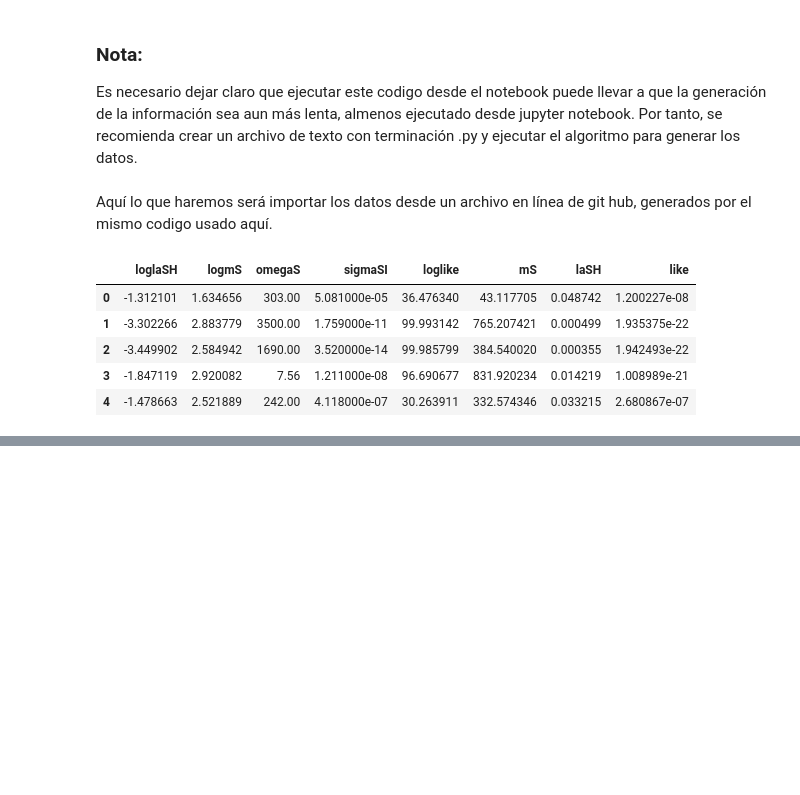
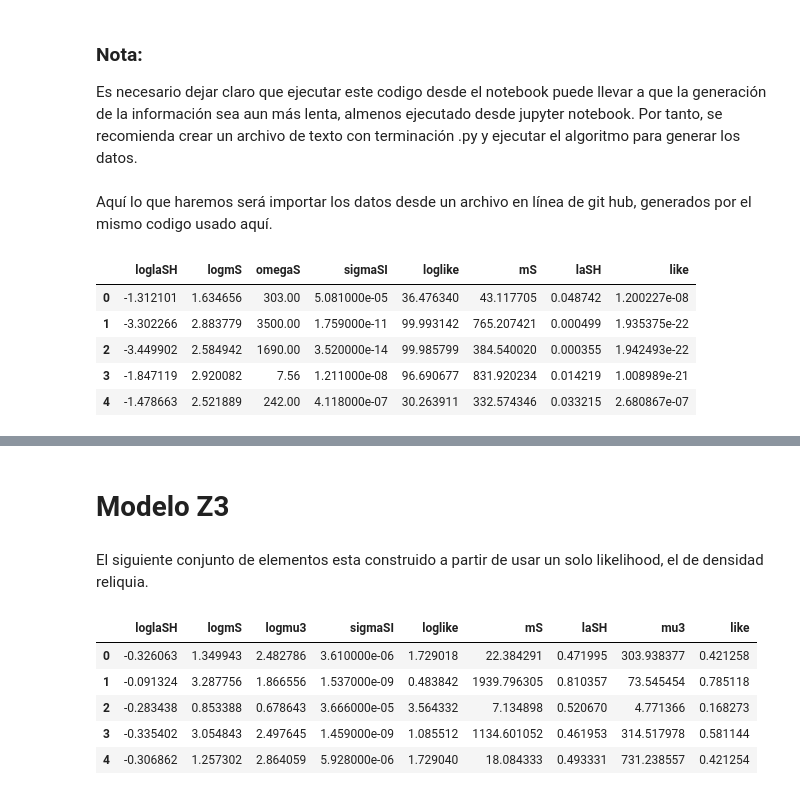
Before and after one commit to gadolfocastrillon/notebook_materiaOscura, a Jupyter notebook: micromegas_5.3.35/Modelos discretos de materia oscura.ipynb, the cells around one changed output, grey strips where cells are left out. Cells and saved outputs as stored; diff of their text form; code cells hidden in the pictures; blank space fills up the shorter version.

Commit message:
Actualización del notebook con el modelo Z3

```diff
--- a/micromegas_5.3.35/Modelos discretos de materia oscura.ipynb
+++ b/micromegas_5.3.35/Modelos discretos de materia oscura.ipynb
@@ -615,0 +594,25 @@ print(ydata1.shape)
+# %% [markdown]
+# Modelo Z3
+# %% [markdown]
+El siguiente conjunto de elementos esta construido a partir de usar un solo likelihood, el de densidad reliquia.
+# %%
+namesDD_1=['index','loglaSH','logmS','logmu3','sigmaSI','loglike']
+DE_dataDD_1 = pd.read_csv('almacenamiento/archivo_profile.csv',names=namesDD_1)
+DE_dataDD_2 = pd.read_csv('almacenamiento/archivo_profile_1.csv',names=namesDD_1)
+DE_dataDD_3 = pd.read_csv('almacenamiento/archivo_profile_2.csv',names=namesDD_1)
+DE_dataDD_4 = pd.read_csv('almacenamiento/archivo_profile_rand1bin.csv',names=namesDD_1)
+DE_dataDD_5 = pd.read_csv('almacenamiento/archivo_profile_randtobest1exp.csv',names=namesDD_1)
+zdata1 = pd.concat([DE_dataDD_1, DE_dataDD_2])
+zdata1['mS'] = 10**zdata1.logmS
+zdata1['laSH'] = 10**zdata1.loglaSH
+zdata1['mu3'] = 10**zdata1.logmu3
+zdata1['like'] = np.exp(-zdata1.loglike/2)
+zdata1 = zdata1.drop(['index'],axis=1)
+zdata1.head()
+# %% [output]
+|  | loglaSH | logmS | logmu3 | sigmaSI | loglike | mS | laSH | mu3 | like |
+| 0 | -0.326063 | 1.349943 | 2.482786 | 3.610000e-06 | 1.729018 | 22.384291 | 0.471995 | 303.938377 | 0.421258 |
+| 1 | -0.091324 | 3.287756 | 1.866556 | 1.537000e-09 | 0.483842 | 1939.796305 | 0.810357 | 73.545454 | 0.785118 |
+| 2 | -0.283438 | 0.853388 | 0.678643 | 3.666000e-05 | 3.564332 | 7.134898 | 0.520670 | 4.771366 | 0.168273 |
+| 3 | -0.335402 | 3.054843 | 2.497645 | 1.459000e-09 | 1.085512 | 1134.601052 | 0.461953 | 314.517978 | 0.581144 |
+| 4 | -0.306862 | 1.257302 | 2.864059 | 5.928000e-06 | 1.729040 | 18.084333 | 0.493331 | 731.238557 | 0.421254 |
```
Also changed, not shown: parts of 26 cells of this notebook.
